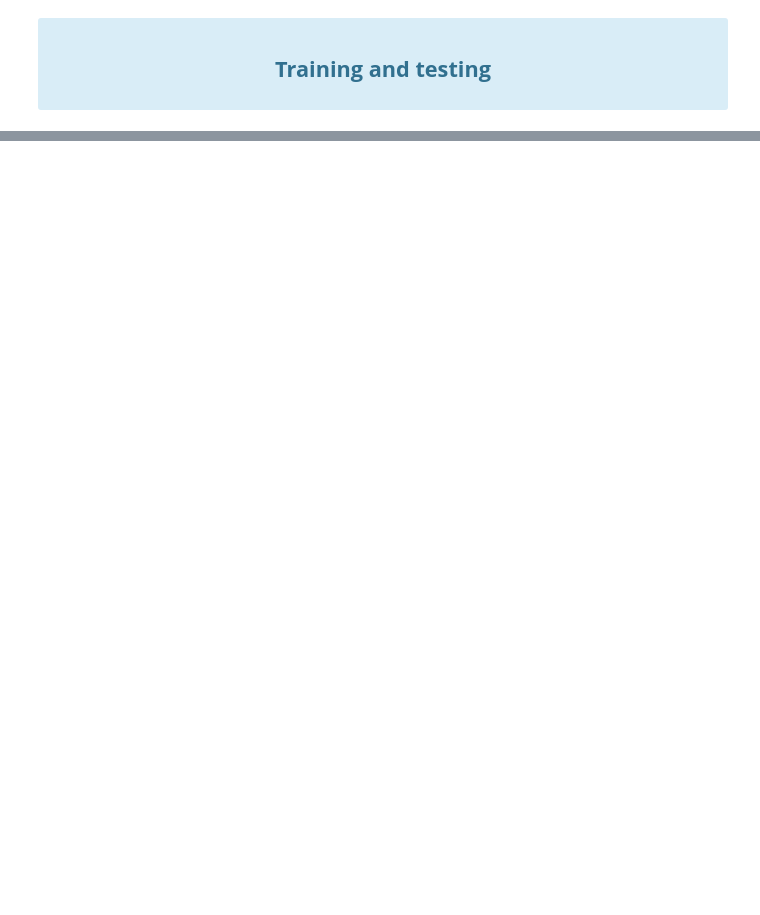
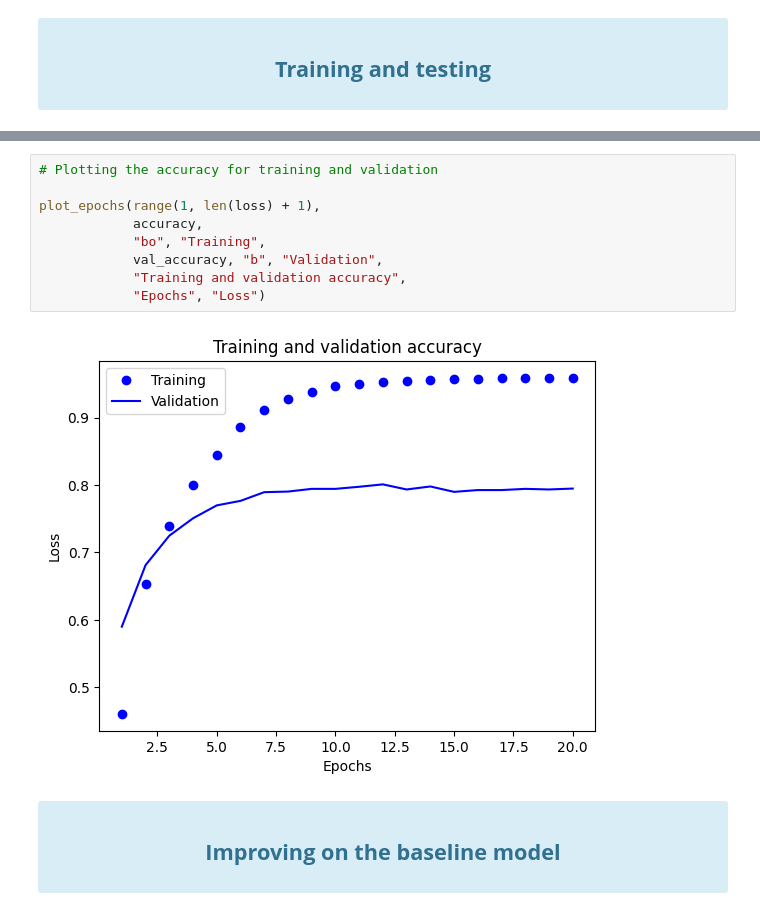
Before and after one commit to lucasviola/neural-networks-reuters, a Jupyter notebook: ml-finals-coursework.ipynb, the cells around one changed output, grey strips where cells are left out. Drawn from its saved outputs; the diff is of its cells as text; blank space fills up the shorter version.

```diff
--- a/ml-finals-coursework.ipynb
+++ b/ml-finals-coursework.ipynb
@@ -154,0 +234,14 @@ Test accuracy: 0.8001
+# %%
+# Plotting the accuracy for training and validation
+
+plot_epochs(range(1, len(loss) + 1),
+            accuracy,
+            "bo", "Training",
+            val_accuracy, "b", "Validation",
+            "Training and validation accuracy",
+            "Epochs", "Loss")
+# %% [output]
+[figure, added]
+# %% [markdown]
+<div class="alert alert-block alert-info">
+    <center><h2><strong>Improving on the baseline model</strong></h2></center>
```
Also changed, not shown: parts of 19 cells of this notebook.
